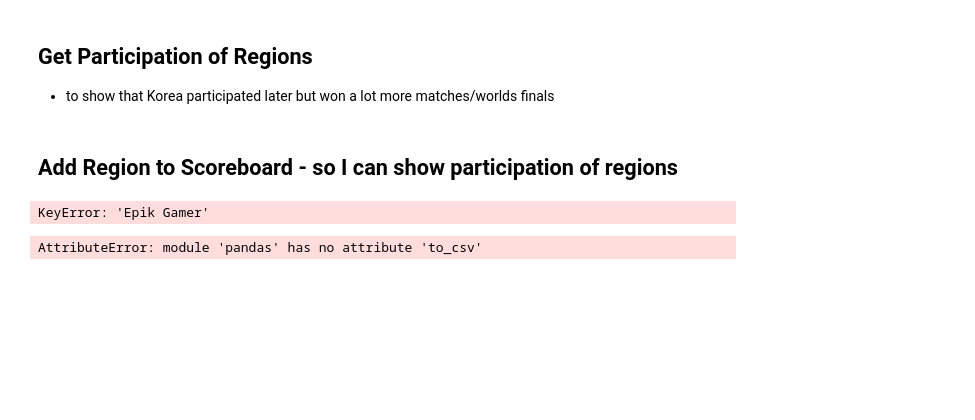
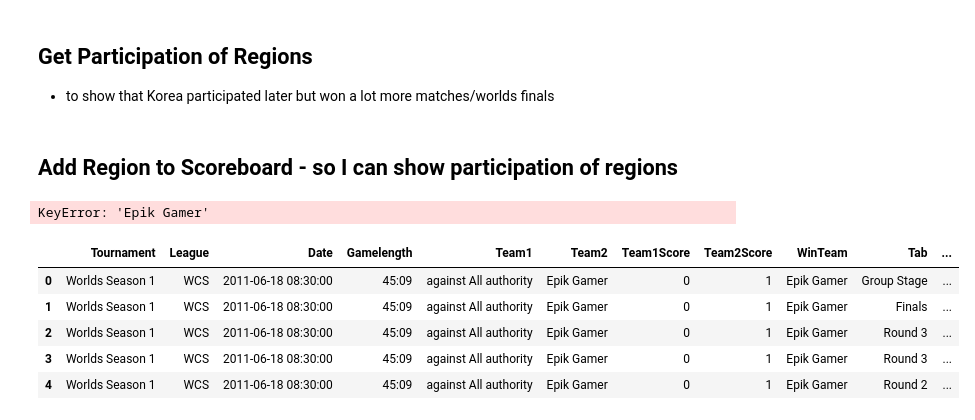
Before and after one commit to SzeWaiHo/UCDPA-SzeWaiHo, a Jupyter notebook: API_LoL_v3.ipynb, the cells around one changed output. Cells and saved outputs as stored; diff of their text form; code cells hidden in the pictures; blank space fills up the shorter version.

```diff
--- a/API_LoL_v3.ipynb
+++ b/API_LoL_v3.ipynb
@@ -573,6 +616,11 @@ for index,row in df_Scoreboard_Worlds2.iterrows():
 KeyError: 'Epik Gamer'
 # %%
 df_team1 = df_Scoreboard_Worlds2.merge(df_TeamRegion, left_on = 'Team1', right_on = 'Team', how = 'left')
-df_team1 = pd.to_csv("Merged1.csv")
+df_team1.head()
 # %% [output]
-AttributeError: module 'pandas' has no attribute 'to_csv'
+|  | Tournament | League | Date | Gamelength | Team1 | Team2 | Team1Score | Team2Score | WinTeam | Tab | ... |
+| 0 | Worlds Season 1 | WCS | 2011-06-18 08:30:00 | 45:09 | against All authority | Epik Gamer | 0 | 1 | Epik Gamer | Group Stage | ... |
+| 1 | Worlds Season 1 | WCS | 2011-06-18 08:30:00 | 45:09 | against All authority | Epik Gamer | 0 | 1 | Epik Gamer | Finals | ... |
+| 2 | Worlds Season 1 | WCS | 2011-06-18 08:30:00 | 45:09 | against All authority | Epik Gamer | 0 | 1 | Epik Gamer | Round 3 | ... |
+| 3 | Worlds Season 1 | WCS | 2011-06-18 08:30:00 | 45:09 | against All authority | Epik Gamer | 0 | 1 | Epik Gamer | Round 3 | ... |
+| 4 | Worlds Season 1 | WCS | 2011-06-18 08:30:00 | 45:09 | against All authority | Epik Gamer | 0 | 1 | Epik Gamer | Round 2 | ... |
```
Also changed, not shown: parts of 20 cells of this notebook, 9 other files.
